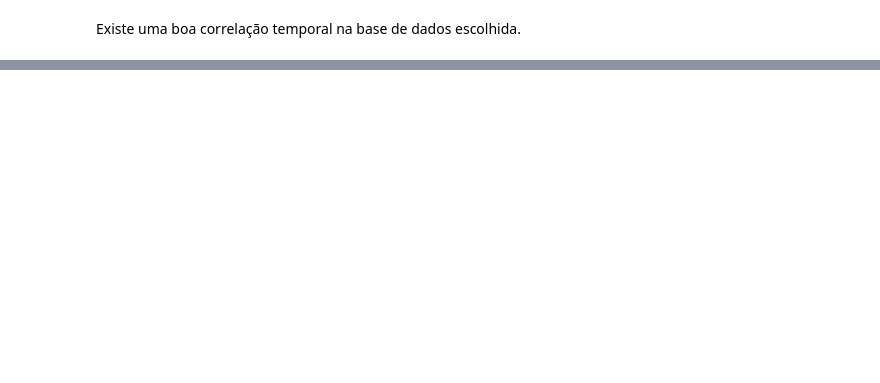
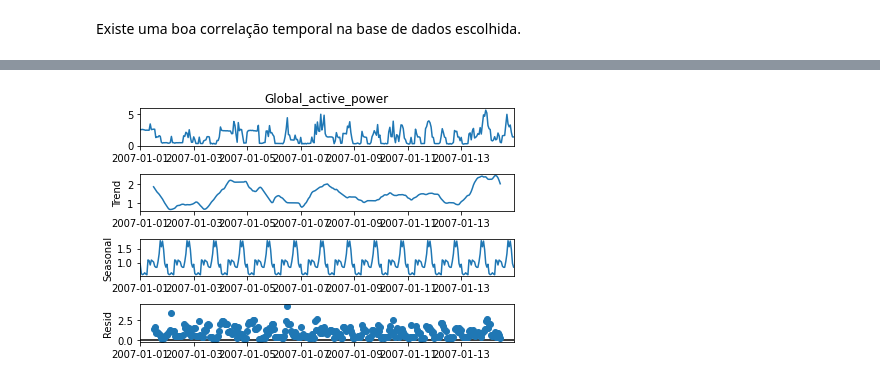
Before and after one commit to Gunisalvo/ppget-aprendizado-de-maquinas, a Jupyter notebook: demand_response.ipynb, the cells around one changed output, grey strips where cells are left out. Cells and saved outputs as stored; diff of their text form; code cells hidden in the pictures; blank space fills up the shorter version.

```diff
--- a/demand_response.ipynb
+++ b/demand_response.ipynb
@@ -79,0 +80,7 @@ plt.pyplot.show()
+# %%
+from statsmodels.tsa.seasonal import seasonal_decompose
+
+seasonal_decompose(series, model='multiplicative').plot()
+plt.pyplot.show()
+# %% [output]
+[figure, added]
```
Also changed, not shown: parts of 9 cells of this notebook, 1 other file.
